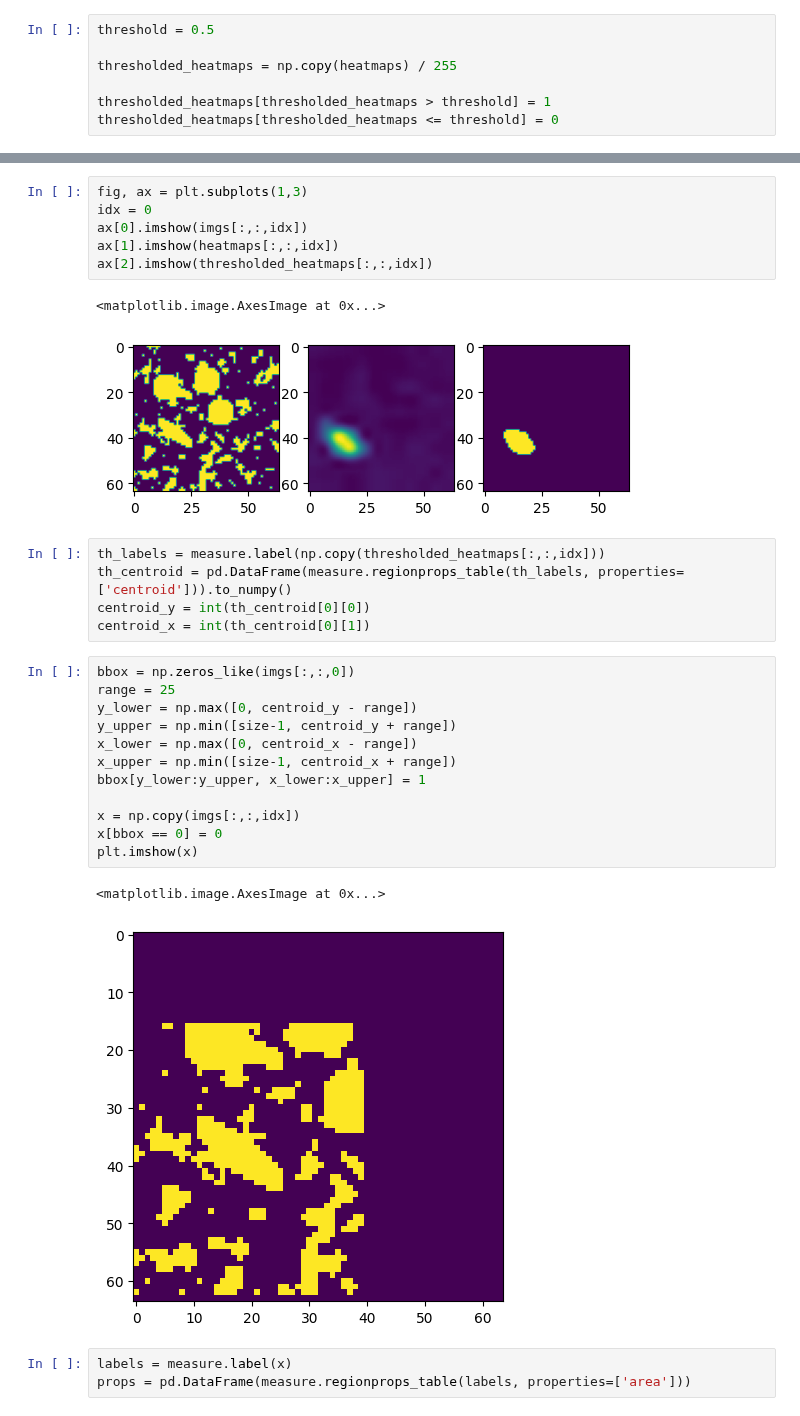
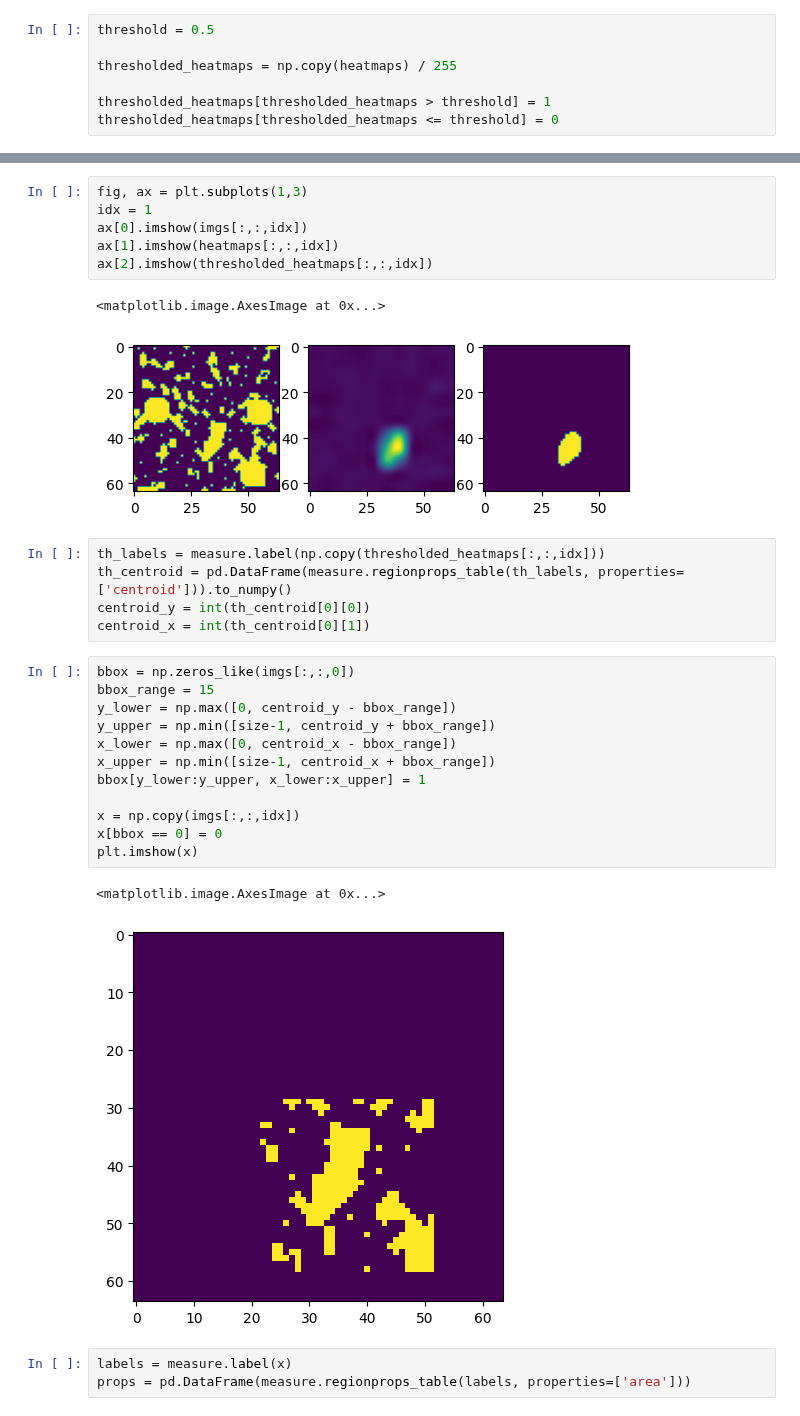
Before and after one commit to Kayzi0/ExplainBlobs, a Jupyter notebook: eval.ipynb, the cells around one changed output, grey strips where cells are left out. Cells and saved outputs as stored; diff of their text form.

```diff
--- a/eval.ipynb
+++ b/eval.ipynb
@@ -113,12 +99,12 @@ array([  0,   3,   6,   8,  16,  41,  45,  50,  52,  54,  55,  57,  67,
 # %%
 fig, ax = plt.subplots(1,3)
-idx = 0
+idx = 1
 ax[0].imshow(imgs[:,:,idx])
 ax[1].imshow(heatmaps[:,:,idx])
 ax[2].imshow(thresholded_heatmaps[:,:,idx])
 # %% [output]
 <matplotlib.image.AxesImage at 0x...>
-[figure, old version]
+[figure, new version]
 # %%
 th_labels = measure.label(np.copy(thresholded_heatmaps[:,:,idx]))
 th_centroid = pd.DataFrame(measure.regionprops_table(th_labels, properties=['centroid'])).to_numpy()
@@ -126,19 +112,19 @@ centroid_y = int(th_centroid[0][0])
 centroid_x = int(th_centroid[0][1])
 # %%
 bbox = np.zeros_like(imgs[:,:,0])
-range = 25
-y_lower = np.max([0, centroid_y - range])
-y_upper = np.min([size-1, centroid_y + range])
-x_lower = np.max([0, centroid_x - range])
-x_upper = np.min([size-1, centroid_x + range])
+bbox_range = 15
+y_lower = np.max([0, centroid_y - bbox_range])
+y_upper = np.min([size-1, centroid_y + bbox_range])
+x_lower = np.max([0, centroid_x - bbox_range])
+x_upper = np.min([size-1, centroid_x + bbox_range])
 bbox[y_lower:y_upper, x_lower:x_upper] = 1
 
 x = np.copy(imgs[:,:,idx])
 x[bbox == 0] = 0
 plt.imshow(x)
 # %% [output]
 <matplotlib.image.AxesImage at 0x...>
-[figure, old version]
+[figure, new version]
 # %%
 labels = measure.label(x)
 props = pd.DataFrame(measure.regionprops_table(labels, properties=['area']))
```
Also changed, not shown: parts of 6 cells of this notebook.
